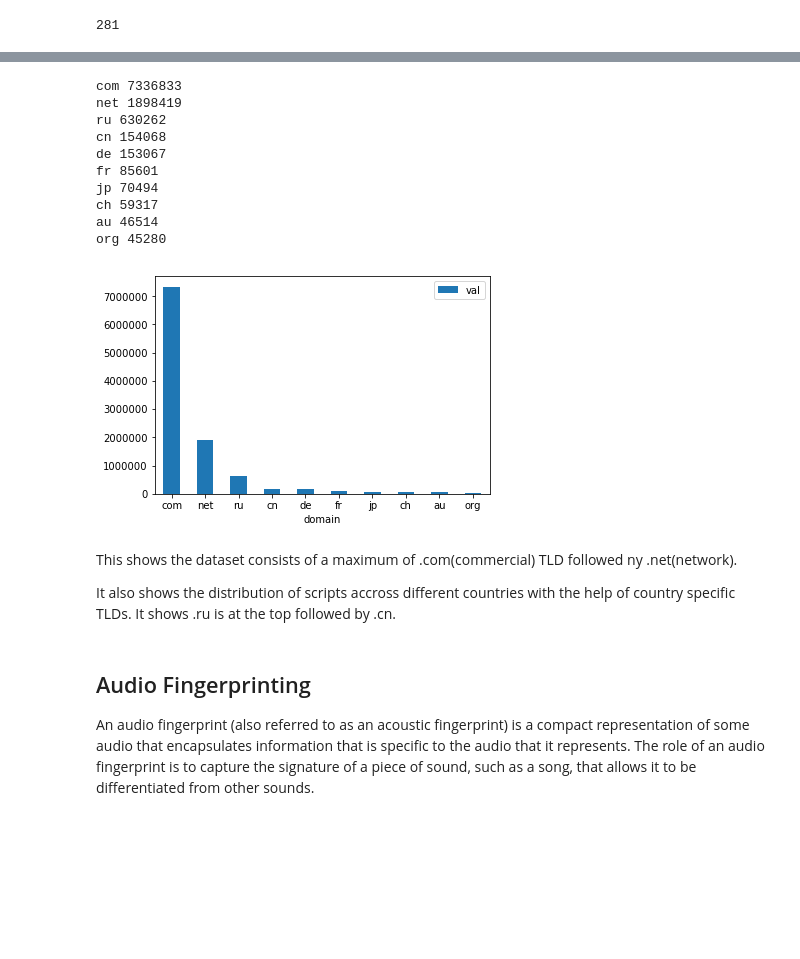
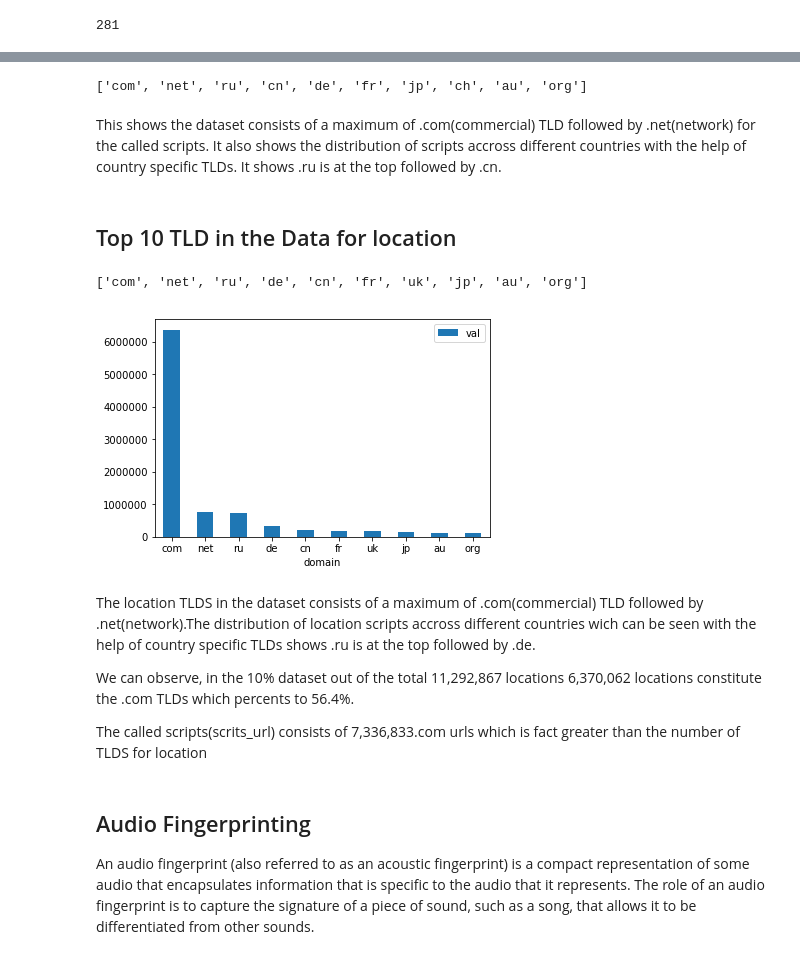
Before and after one commit to mozilla/Overscripted-Data-Analysis-Challenge, a Jupyter notebook: analyses/2019_03_soumya_analysis_outreachy/2019_03_soumya_TlD_analysis/tld_analysis.ipynb, the cells around one changed output, grey strips where cells are left out. Saved outputs shown, nothing was run; the diff lists cells and outputs as text; code cells hidden in the pictures; blank space fills up the shorter version.

```diff
--- a/analyses/2019_03_soumya_analysis_outreachy/2019_03_soumya_TlD_analysis/tld_analysis.ipynb
+++ b/analyses/2019_03_soumya_analysis_outreachy/2019_03_soumya_TlD_analysis/tld_analysis.ipynb
@@ -152,4 +173,4 @@ count
 # %%
-Frequency=dff.groupby('script_netloc_uniquedf').size().compute().sort_values(ascending=False)
-Frequency
+Frequency_script_url=dff.groupby('script_netloc_extracttld').size().compute().sort_values(ascending=False)
+Frequency_script_url[0:10]
 # %% [output]
@@ -172,0 +191,4 @@ Length: 281, dtype: int64
+# %%
+## Frequency of each TLD in the dataset for script_url
+Frequency_location=dff.groupby('location_netloc_extracttld').size().compute().sort_values(ascending=False)
+Frequency_location[0:10]
@@ -175,28 +210,40 @@ Length: 281, dtype: int64
 # %%
+temp=[]
+temp_url=[]
 for i in range(0,10):
-    temp=Frequency[i]
-    temp_url=Frequency.index[i]
-    print(temp_url,temp)
+    temp.append(Frequency_script_url[i])
+    temp_url.append(Frequency_script_url.index[i])
+print(temp_url)
 # %% [output]
-com 7336833
-net 1898419
-ru 630262
-cn 154068
-de 153067
-fr 85601
-jp 70494
-ch 59317
-au 46514
-org 45280
+['com', 'net', 'ru', 'cn', 'de', 'fr', 'jp', 'ch', 'au', 'org']
 # %%
-dfplot = pd.DataFrame({'domain':['com', 'net', 'ru','cn','de','fr','jp','ch','au','org'], 'val':[7336833,1898419,630262,154068,153067,85601,70494,59317,46514,45280]})
+dfplot = pd.DataFrame({'domain':temp_url, 'val':temp})
 ax = dfplot.plot.bar(x='domain', y='val', rot=0)
-# %% [output]
-[figure, removed]
 # %% [markdown]
-This shows the dataset consists of a maximum of .com(commercial) TLD followed ny .net(network).
-
+This shows the dataset consists of a maximum of .com(commercial) TLD followed by .net(network) for the called scripts.
 It also shows the distribution of scripts accross different countries with the help of country specific TLDs. It shows .ru is at the top followed by .cn.
+# %% [markdown]
+## Top 10 TLD in the Data for location
+# %%
+temp_loc=[]
+temp_url_loc=[]
+for i in range(0,10):
+    temp_loc.append(Frequency_location[i])
+    temp_url_loc.append(Frequency_location.index[i])
+print(temp_url_loc)
+# %% [output]
+['com', 'net', 'ru', 'de', 'cn', 'fr', 'uk', 'jp', 'au', 'org']
+# %%
+dfplot = pd.DataFrame({'domain':temp_url_loc, 'val':temp_loc})
+ax = dfplot.plot.bar(x='domain', y='val', rot=0)
+# %% [output]
+[figure, added]
+# %% [markdown]
+The location TLDS in the dataset consists of a maximum of .com(commercial) TLD followed by .net(network).The distribution of location scripts accross different countries wich can be seen with the help of country specific TLDs shows .ru is at the top followed by .de.
+
+We can observe, in the 10% dataset out of the total 11,292,867 locations 6,370,062 locations constitute the .com TLDs which percents to 56.4%.
+
+The called scripts(scrits_url) consists of 7,336,833.com urls which is fact greater than the number of TLDS for location
 # %% [markdown]
 ## Audio Fingerprinting
 
```
Also changed, not shown: parts of 51 cells of this notebook.
